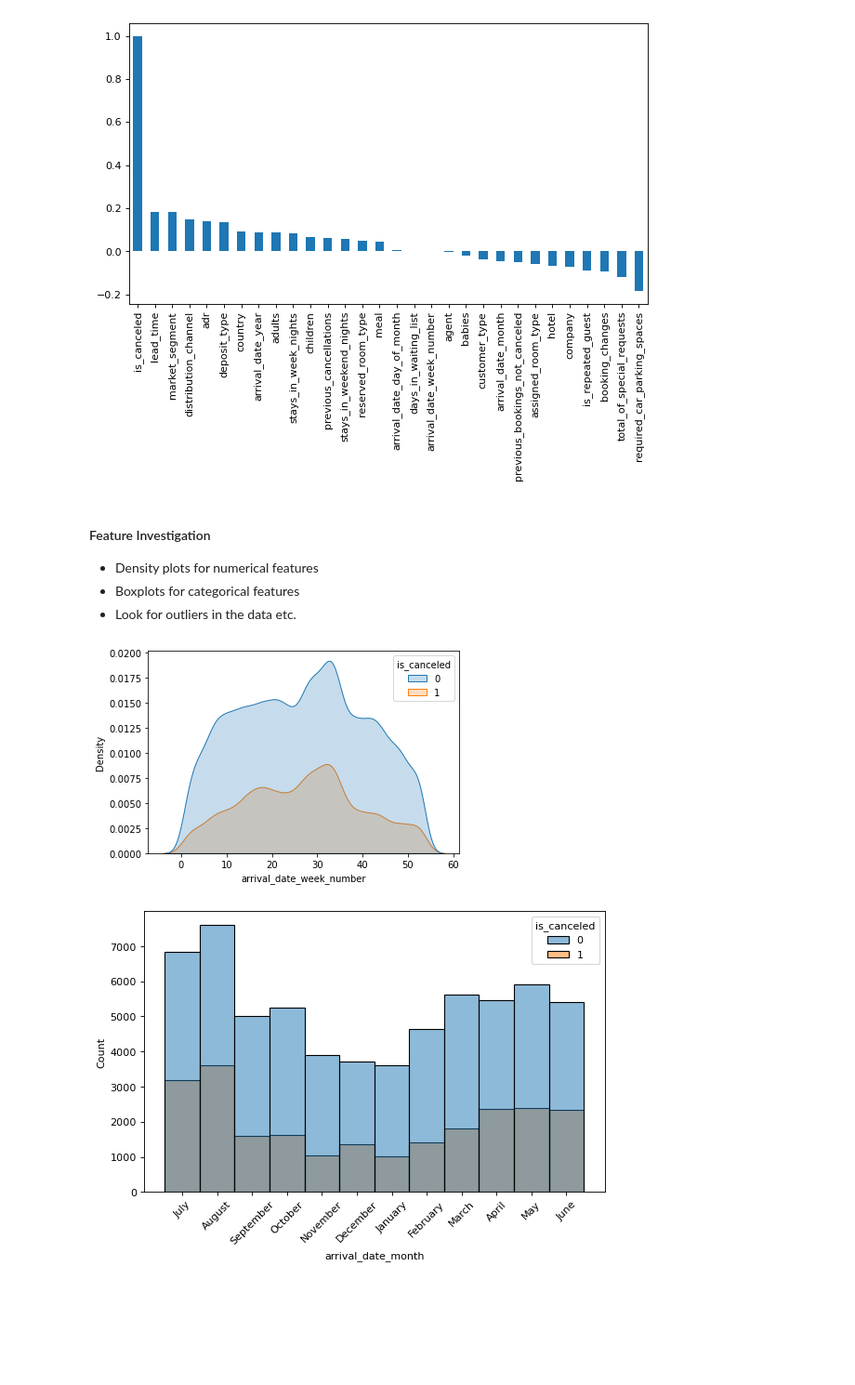
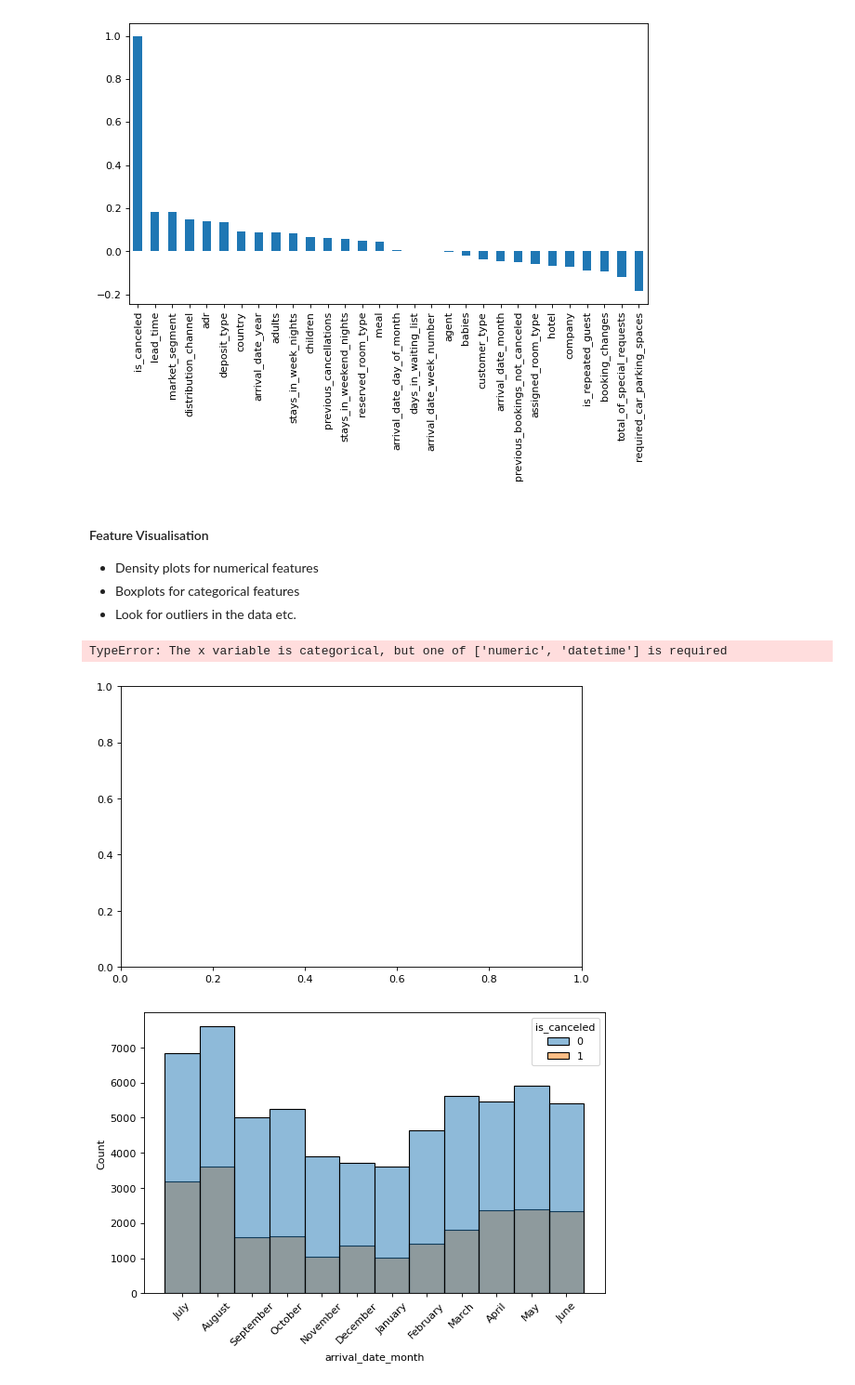
Before and after one commit to williamjones7/MachineLearningProj2, a Jupyter notebook: project2.ipynb, the cells around one changed output. Shown at 93% size. Cells and saved outputs as stored; diff of their text form; code cells hidden in the pictures; blank space fills up the shorter version.

```diff
--- a/project2.ipynb
+++ b/project2.ipynb
@@ -152,6 +187,11 @@ Column 'company' contains 112593 NaN values.
 # %%
-# drop rows which have NaN values in 'children' and 'country' columns.
-df = d.dropna(subset=['children', 'country'])
+# drop rows which have NaN values in 'children' columns.
+df = d.dropna(subset=['children'])
+
+df = df.drop('company', axis = 1)
 
 # fill the remaining NaN values to be zero
 df = df.fillna(0)
+
+# Delete duplicate rows. Note 32215 rows are duplicated rows to delete
+df.drop_duplicates(keep='first', inplace=True)
@@ -160,0 +203,17 @@ df.drop_duplicates(keep='first', inplace=True)
+# %%
+# No adults children or babies
+no_people = (df.children == 0) & (df.adults == 0) & (df.babies == 0)
+print(f'Number of observations with no people is {df[no_people].shape[0]}')
+
+# No weekend or weekday nights were spent at hotel
+no_nights = (df.stays_in_weekend_nights == 0) & (df.stays_in_week_nights == 0)
+print(f'Number of observations with no people is {df[no_nights].shape[0]}')
+
+# Repeat customer with no previous stays recorded
+no_prev_stays = (df.is_repeated_guest == 1) & (df.previous_cancellations == 0) & (df.previous_bookings_not_canceled == 0)
+print(f'Number of observations with incorrect previous stays is {df[no_prev_stays].shape[0]}')
+
+# Delete these anomolous observations from the dataframe
+df = df[~no_people|no_nights|no_prev_stays]
+
+print(f'Number of removed observations is {df[no_people|no_nights|no_prev_stays].shape[0]}')
@@ -217,7 +307,7 @@ for variable_name in encoded_df.columns:
     pass
     #diagnostic_plots(encoded_df, variable_name)
 # %% [markdown]
-#### Feature Investigation
+#### Feature Visualisation
 - Density plots for numerical features
 - Boxplots for categorical features
 - Look for outliers in the data etc.
@@ -224,11 +328,18 @@ for variable_name in encoded_df.columns:
 # %%
-for col in df.columns:
-    if type(col) ==
+# Drop response variable from dataframe
+# Response dataframe only includes the response variables.
+xdf = df.drop('is_canceled', axis = 1)
 
-sns.kdeplot(data = df, x = 'arrival_date_week_number', hue = 'is_canceled', fill = 'true')
-plt.show()
+
+
+for col in xdf.columns:
+    if type(col) != 'object':
+        sns.kdeplot(data = df, x = col, hue = 'is_canceled', fill = 'true')
+        plt.title(col)
+        plt.show()
 # %% [output]
+TypeError: The x variable is categorical, but one of ['numeric', 'datetime'] is required
-[figure, old version]
+[figure, new version]
 # %%
 
 plt.figure()
```
Also changed, not shown: parts of 16 cells of this notebook.
